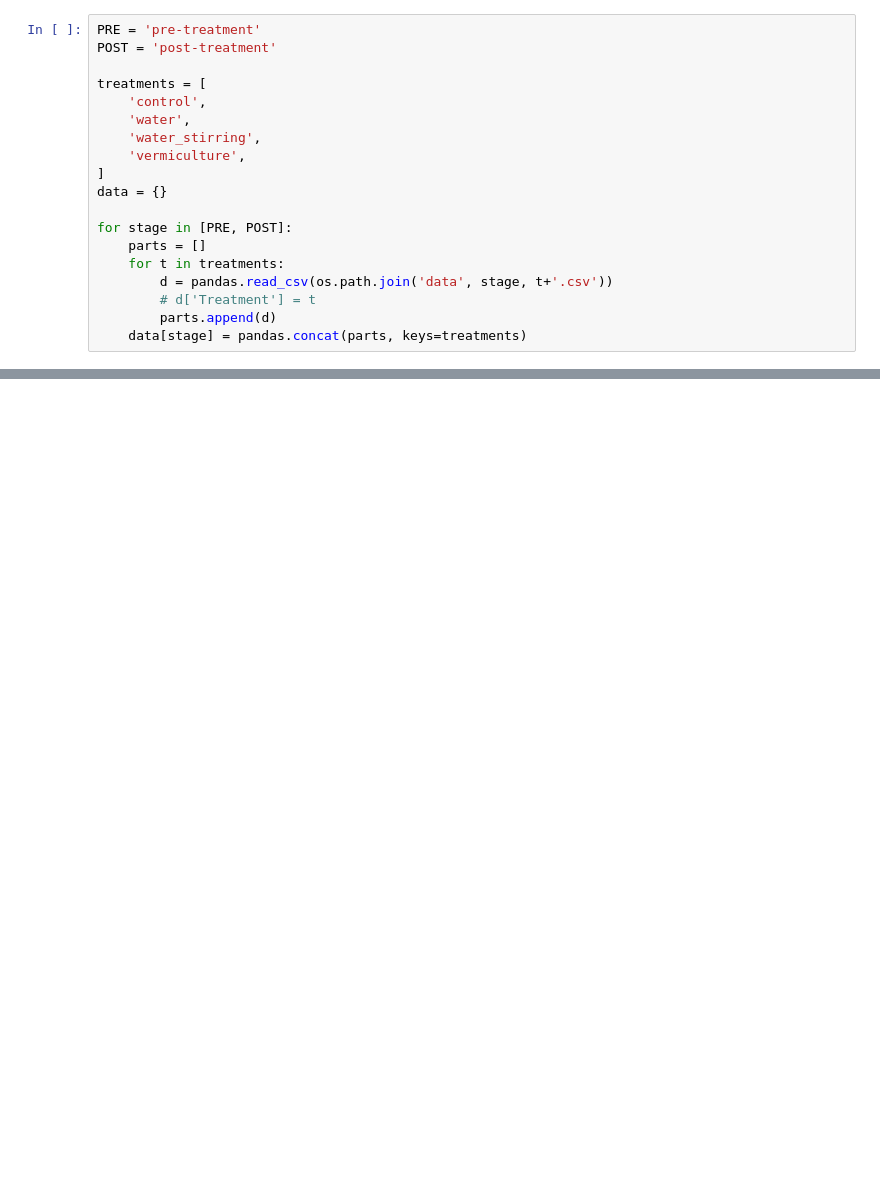
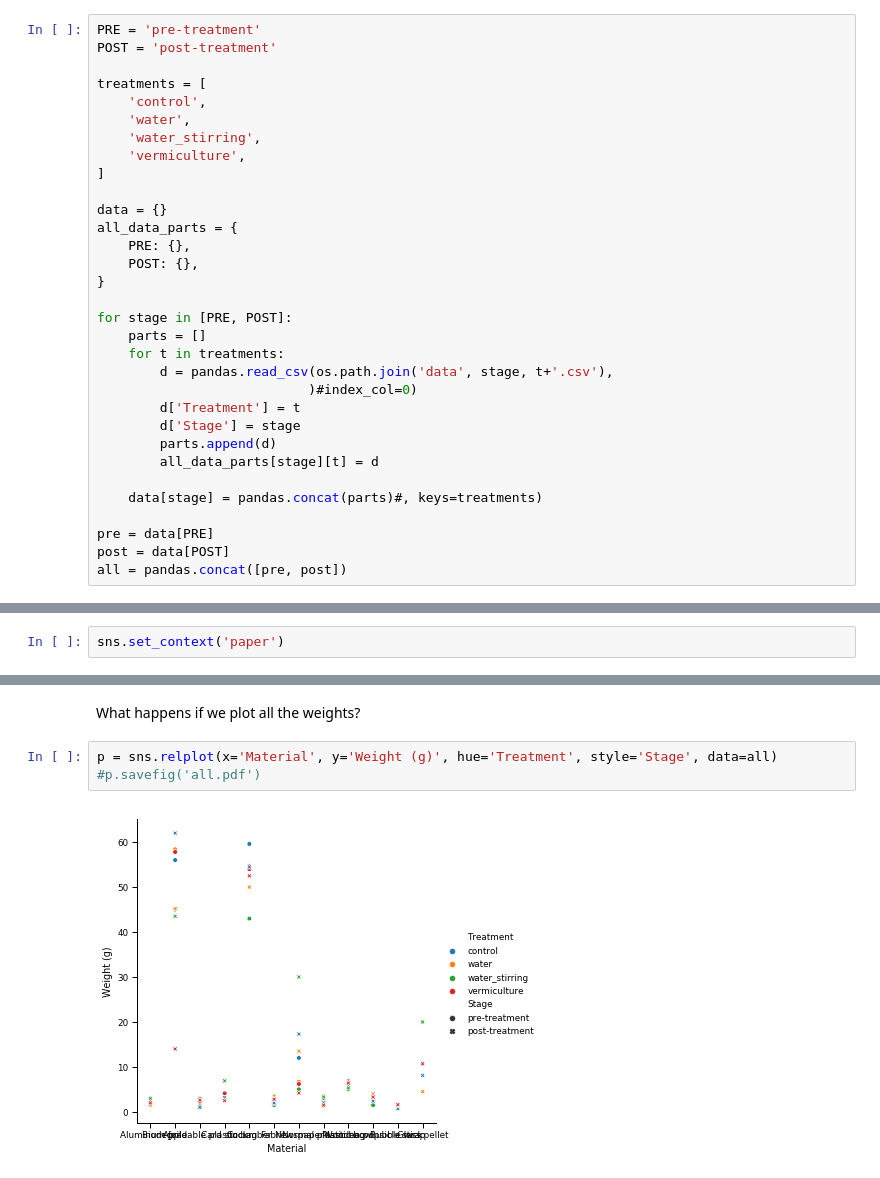
Before and after one commit to thousandlegs/mesquite_science_fair_sy2018, a Jupyter notebook: Data Analysis.ipynb, the cells around one changed output, grey strips where cells are left out. Saved outputs shown, nothing was run; the diff lists cells and outputs as text; blank space fills up the shorter version.

```diff
--- a/Data Analysis.ipynb
+++ b/Data Analysis.ipynb
@@ -11,12 +20,25 @@ treatments = [
     'water_stirring',
     'vermiculture',
 ]
+
 data = {}
+all_data_parts = {
+    PRE: {},
+    POST: {},
+}
 
 for stage in [PRE, POST]:
     parts = []
     for t in treatments:
-        d = pandas.read_csv(os.path.join('data', stage, t+'.csv'))
-        # d['Treatment'] = t
+        d = pandas.read_csv(os.path.join('data', stage, t+'.csv'),
+                           )#index_col=0)
+        d['Treatment'] = t
+        d['Stage'] = stage
         parts.append(d)
-    data[stage] = pandas.concat(parts, keys=treatments)
+        all_data_parts[stage][t] = d
+
+    data[stage] = pandas.concat(parts)#, keys=treatments)
+
+pre = data[PRE]
+post = data[POST]
+all = pandas.concat([pre, post])
@@ -62,0 +51,2 @@ data[POST]
+# %%
+sns.set_context('paper')
@@ -62,0 +76,7 @@ data[POST]
+# %% [markdown]
+What happens if we plot all the weights?
+# %%
+p = sns.relplot(x='Material', y='Weight (g)', hue='Treatment', style='Stage', data=all)
+#p.savefig('all.pdf')
+# %% [output]
+[figure, added]
```
Also changed, not shown: parts of 19 cells of this notebook.
